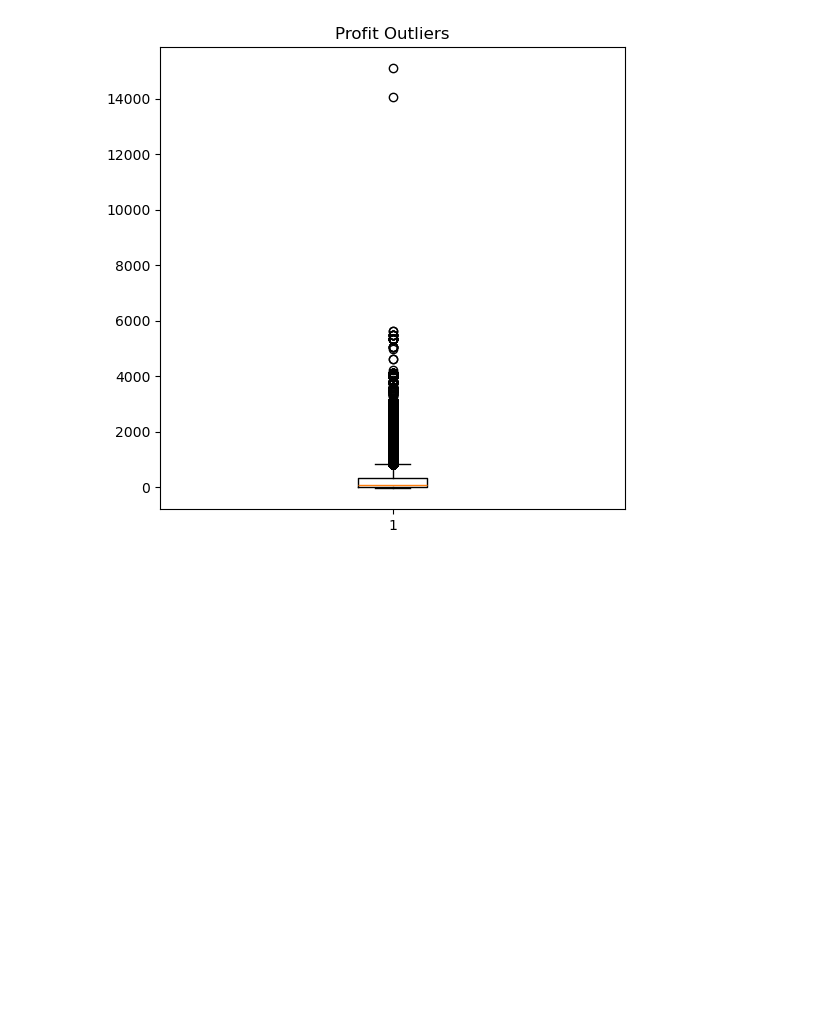
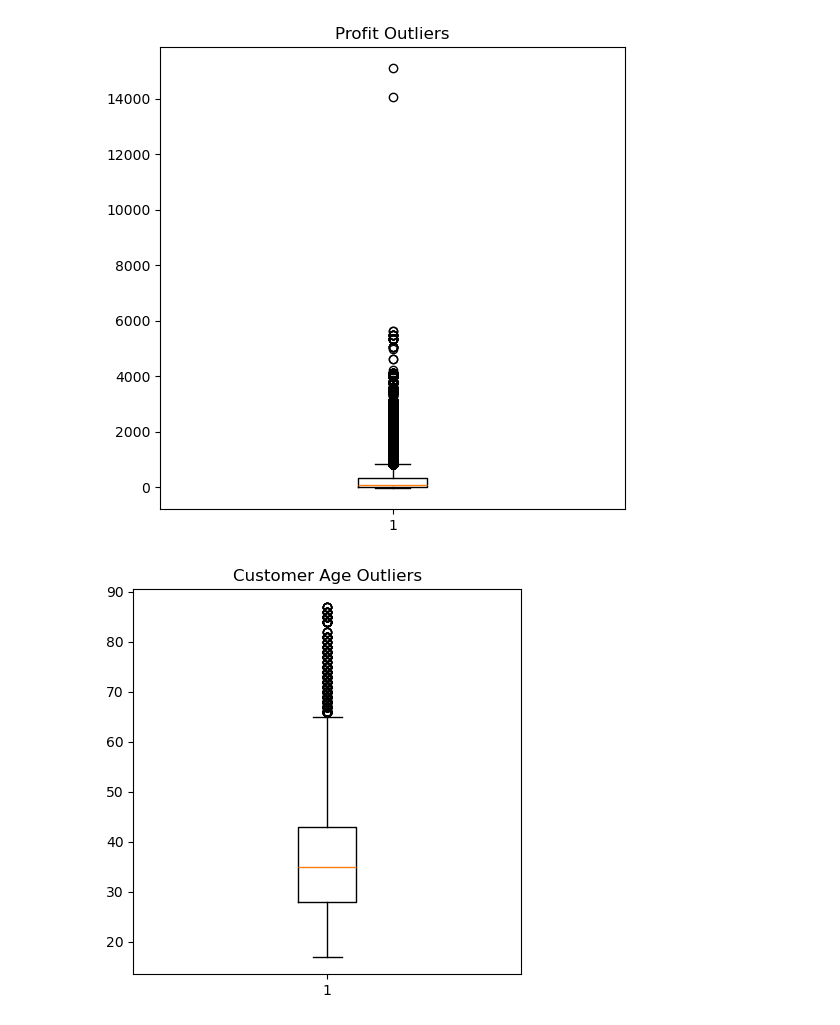
Before and after one commit to sulavg50-ux/Self_data_analysis, a Jupyter notebook: sales.ipynb, the cells around one changed output. Saved outputs shown, nothing was run; the diff lists cells and outputs as text; code cells hidden in the pictures; blank space fills up the shorter version.

```diff
--- a/sales.ipynb
+++ b/sales.ipynb
@@ -690,3 +690,10 @@ plt.title("Profit Outliers")
 plt.show()
 # %% [output]
 [figure]
+# %%
+plt.figure(figsize=(5,5))
+plt.boxplot(sales['Customer_Age'])
+plt.title("Customer Age Outliers")
+plt.show()
+# %% [output]
+[figure, added]
```
Also changed, not shown: parts of 17 cells of this notebook.
